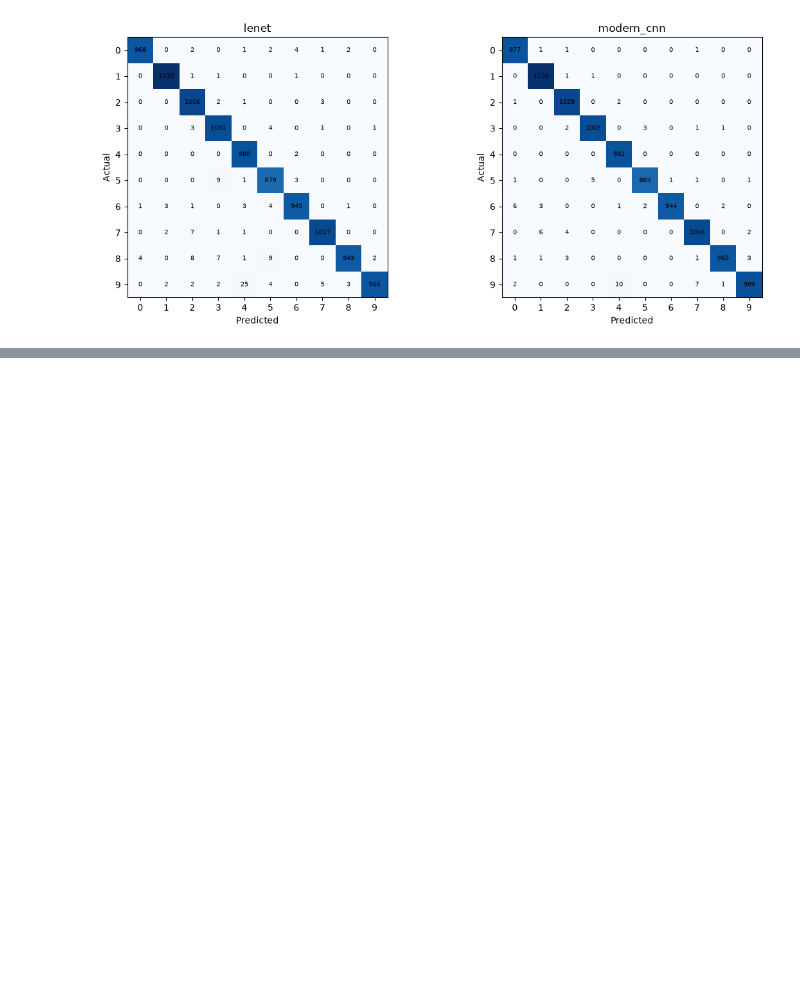
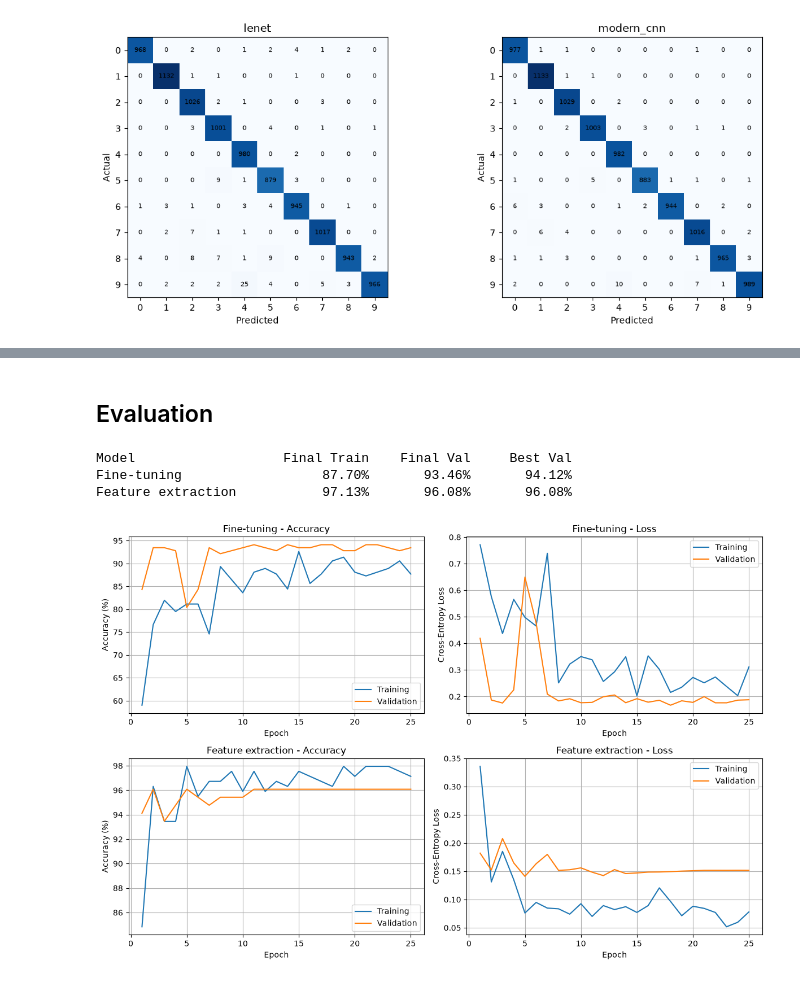
Before and after one commit to NileshAm/EN3160-Image-Processing-and-Machine-Vision, a Jupyter notebook: A03/main.ipynb, the cells around one changed output, grey strips where cells are left out. Saved outputs shown, nothing was run; the diff lists cells and outputs as text; code cells hidden in the pictures; blank space fills up the shorter version.

```diff
--- a/A03/main.ipynb
+++ b/A03/main.ipynb
@@ -634,0 +832,51 @@ plt.show()
+# %% [markdown]
+## Evaluation
+# %%
+# Evaluate the best checkpoint of each model on the validation set
+results = {
+    "Fine-tuning": {"model": model_ft, "history": history_ft, "best_val_acc": best_acc_ft},
+    "Feature extraction": {"model": model_fe, "history": history_fe, "best_val_acc": best_acc_fe}
+}
+confusions = {}
+
+print(f"{'Model':<22} {'Final Train':>12} {'Final Val':>12} {'Best Val':>12}")
+for name, result in results.items():
+    model = result["model"]
+    h = result["history"]
+    val_loss, val_acc, cm = evaluate(model, valloader, criterion, return_confusion=True)
+    confusions[name] = cm
+    print(f"{name:<22} {h['train_acc'][-1]:>11.2f}% "
+          f"{h['val_acc'][-1]:>11.2f}% {val_acc:>11.2f}%")
+
+# Final Train/Val = epoch 25; Best Val = best checkpoint re-evaluated.
+# %% [output]
+Model                   Final Train    Final Val     Best Val
+Fine-tuning                  87.70%       93.46%       94.12%
+Feature extraction           97.13%       96.08%       96.08%
+# %%
+fig, axes = plt.subplots(2, 2, figsize=(12, 8))
+
+for i, (name, result) in enumerate(results.items()):
+    h = result["history"]
+    epochs = range(1, iterations + 1)
+
+    axes[i, 0].plot(epochs, h["train_acc"], label="Training")
+    axes[i, 0].plot(epochs, h["val_acc"], label="Validation")
+    axes[i, 0].set_title(f"{name} - Accuracy")
+    axes[i, 0].set_ylabel("Accuracy (%)")
+    axes[i, 0].legend()
+
+    axes[i, 1].plot(epochs, h["train_loss"], label="Training")
+    axes[i, 1].plot(epochs, h["val_loss"], label="Validation")
+    axes[i, 1].set_title(f"{name} - Loss")
+    axes[i, 1].set_ylabel("Cross-Entropy Loss")
+    axes[i, 1].legend()
+
+for ax in axes.flat:
+    ax.set_xlabel("Epoch")
+    ax.grid(True)
+
+plt.tight_layout()
+plt.show()
+# %% [output]
+[figure, added]
```
Also changed, not shown: parts of 11 cells of this notebook, 2 other files.
